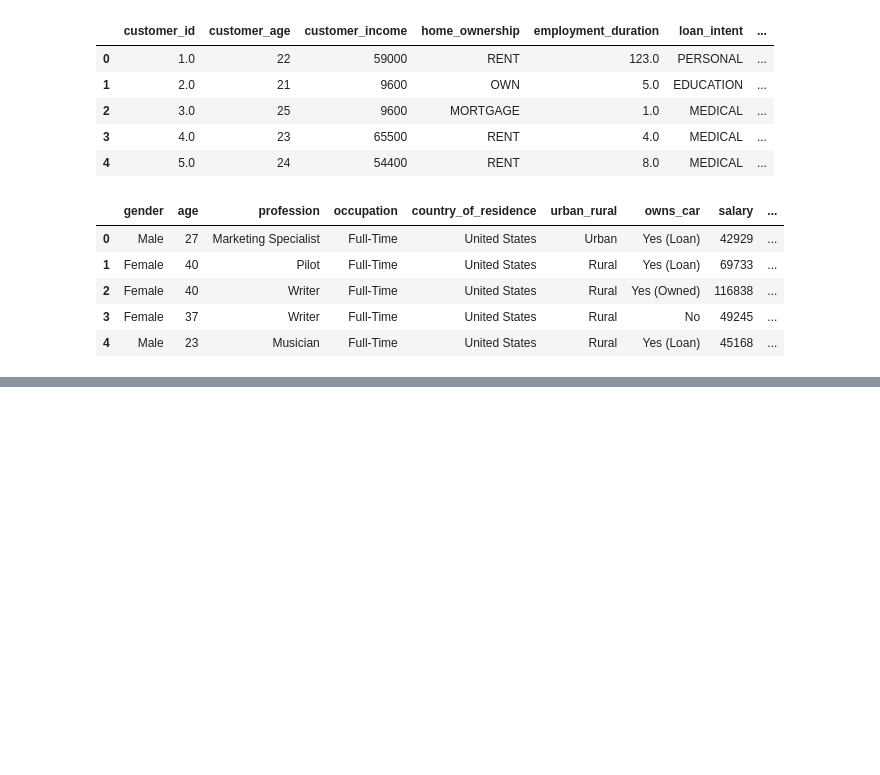
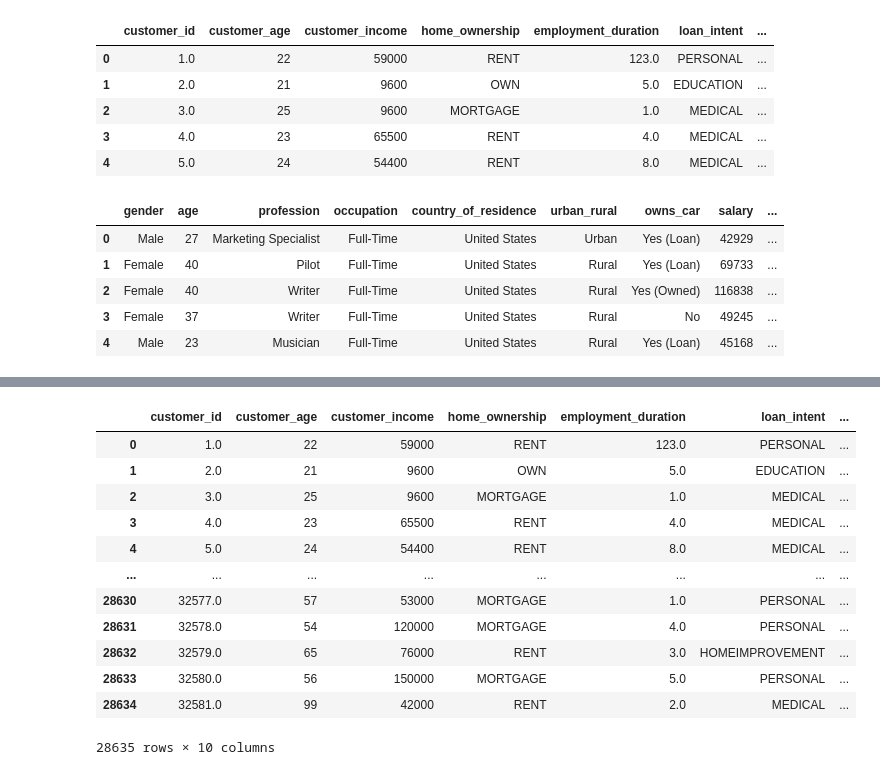
Before and after one commit to Oatsinthepine/Project_1_group8, a Jupyter notebook: Starter_notebook.ipynb, the cells around one changed output, grey strips where cells are left out. Cells and saved outputs as stored; diff of their text form; code cells hidden in the pictures; blank space fills up the shorter version.

```diff
--- a/Starter_notebook.ipynb
+++ b/Starter_notebook.ipynb
@@ -41,0 +151,4 @@ impact_df.head()
+# %%
+# same here make the copy of tidy loan df and drop NA.
+test_copy = tidy_loan_df.copy()
+test_copy = test_copy.dropna()
@@ -41,0 +159,17 @@ impact_df.head()
+# %%
+test_copy = test_copy.reset_index(drop=True).copy() #reseting the index to make it more readable.
+test_copy
+# %% [output]
+|  | customer_id | customer_age | customer_income | home_ownership | employment_duration | loan_intent | ... |
+| 0 | 1.0 | 22 | 59000 | RENT | 123.0 | PERSONAL | ... |
+| 1 | 2.0 | 21 | 9600 | OWN | 5.0 | EDUCATION | ... |
+| 2 | 3.0 | 25 | 9600 | MORTGAGE | 1.0 | MEDICAL | ... |
+| 3 | 4.0 | 23 | 65500 | RENT | 4.0 | MEDICAL | ... |
+| 4 | 5.0 | 24 | 54400 | RENT | 8.0 | MEDICAL | ... |
+| ... | ... | ... | ... | ... | ... | ... | ... |
+| 28630 | 32577.0 | 57 | 53000 | MORTGAGE | 1.0 | PERSONAL | ... |
+| 28631 | 32578.0 | 54 | 120000 | MORTGAGE | 4.0 | PERSONAL | ... |
+| 28632 | 32579.0 | 65 | 76000 | RENT | 3.0 | HOMEIMPROVEMENT | ... |
+| 28633 | 32580.0 | 56 | 150000 | MORTGAGE | 5.0 | PERSONAL | ... |
+| 28634 | 32581.0 | 99 | 42000 | RENT | 2.0 | MEDICAL | ... |
+28635 rows × 10 columns
```
Also changed, not shown: parts of 22 cells of this notebook, 1 other file.
